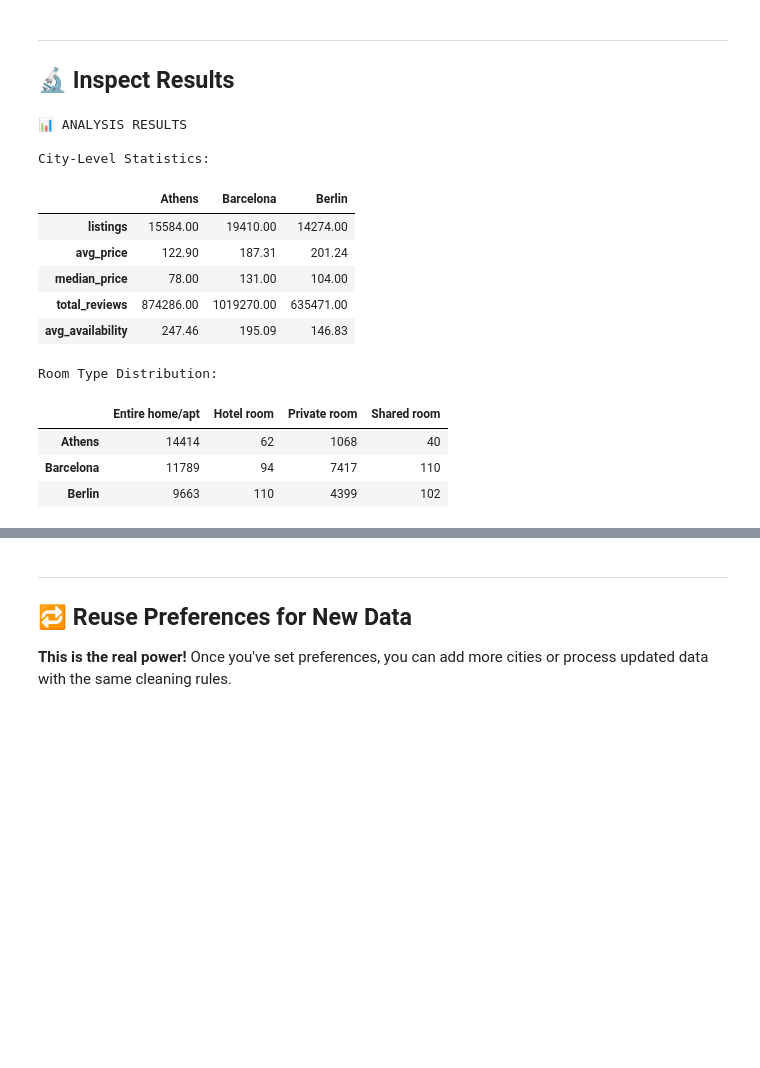
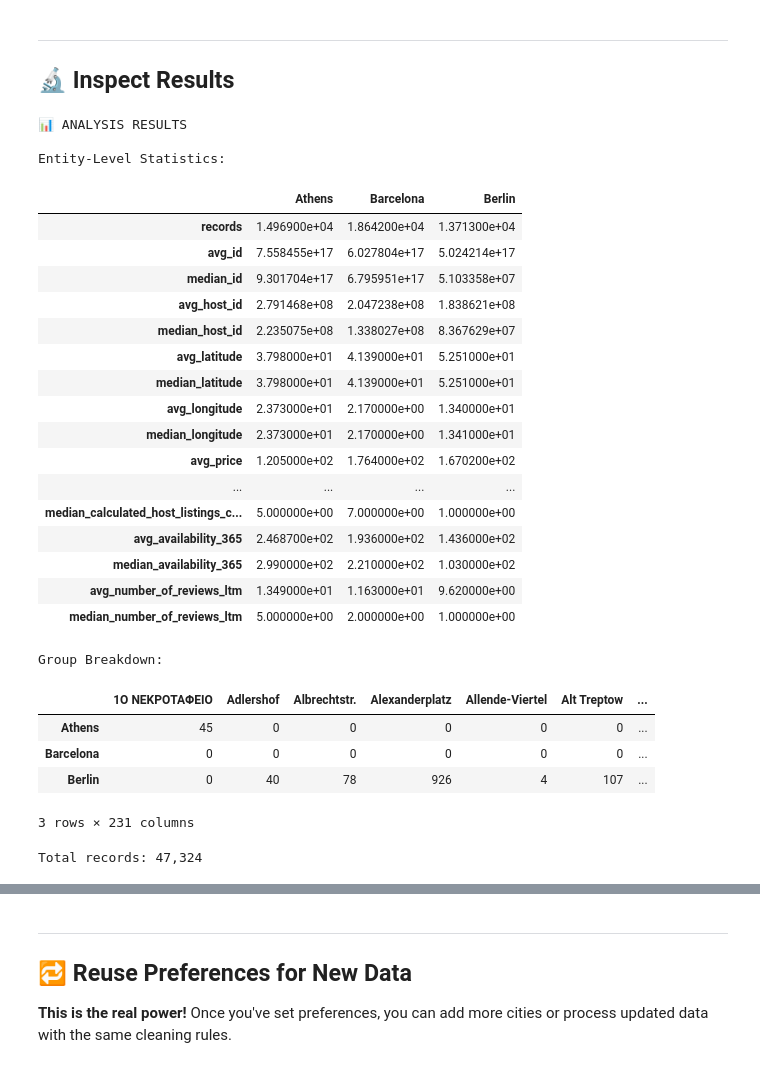
Before and after one commit to graice-datafair-workshop/let-ai-handle-the-mess, a Jupyter notebook: workshop/Workshop_AirbnbAnalysisAgent.ipynb, the cells around one changed output, grey strips where cells are left out. Saved outputs shown, nothing was run; the diff lists cells and outputs as text; code cells hidden in the pictures; blank space fills up the shorter version.

```diff
--- a/workshop/Workshop_AirbnbAnalysisAgent.ipynb
+++ b/workshop/Workshop_AirbnbAnalysisAgent.ipynb
@@ -189,8 +199,9 @@ for city in cities:
    • listings.csv
 # %%
 # 👀 Preview the listings data structure
-sample_df = pd.read_csv(AIRBNB_DATA_PATH / "Barcelona" / "listings.csv", nrows=5)
-print(f"📊 Listings has {len(sample_df.columns)} columns!\n")
+first_entity = [d.name for d in DATASET_CONFIG["data_path"].iterdir() if d.is_dir()][0]
+sample_df = pd.read_csv(DATASET_CONFIG["data_path"] / first_entity / DATASET_CONFIG["file_pattern"], nrows=5)
+print(f"📊 Dataset has {len(sample_df.columns)} columns!\n")
 print("Key columns:")
 
 important_cols = [
@@ -1205,12 +1292,18 @@ Edit the choices below — they'll be applied to **ALL 4 cities**!
 
 my_preferences = {
     "preferences": [
-        {"issue_id": 0, "choice": "Convert to numeric (remove $ and commas)"},  # Price format
-        {"issue_id": 1, "choice": "Fill with median"},        # Missing bedrooms
-        {"issue_id": 2, "choice": "Fill with median"},        # Missing beds
-        {"issue_id": 3, "choice": "Leave empty"},             # Missing ratings
-        {"issue_id": 4, "choice": "Convert to True/False"},   # Superhost flag
-        {"issue_id": 5, "choice": "Keep all values"},         # Outliers
+        {"issue_id": 0, "choice": "Remove outlier rows"},
+        {"issue_id": 1, "choice": "Remove outlier rows"},
+        {"issue_id": 2, "choice": "Fill with 0"},
+        {"issue_id": 3, "choice": "Remove outlier rows"},
+        {"issue_id": 4, "choice": "Remove outlier rows"},
+        {"issue_id": 5, "choice": "Fill with median"},
+        {"issue_id": 6, "choice": "Keep all values"},
+        {"issue_id": 7, "choice": "Keep all values"},
+        {"issue_id": 8, "choice": "Fill with most common value"},
+        {"issue_id": 9, "choice": "Fill with 0"},
+        {"issue_id": 10, "choice": "Keep all values"},
+
     ]
 }
 
@@ -1276,30 +1376,46 @@ print("\n🎉 Workflow complete!")
 # %%
 # View detailed results
 if final_result.get("analysis_results"):
     print("📊 ANALYSIS RESULTS\n")
 
-    # City stats
-    print("City-Level Statistics:")
-    stats_df = pd.DataFrame(final_result["analysis_results"]["city_stats"])
+    # Entity stats
+    print("Entity-Level Statistics:")
+    stats_df = pd.DataFrame(final_result["analysis_results"]["entity_stats"])
     display(stats_df.T)
 
-    # Room breakdown
-    print("\nRoom Type Distribution:")
-    room_df = pd.DataFrame(final_result["analysis_results"]["room_breakdown"])
-    display(room_df)
+    # Group breakdown (if any)
+    if final_result["analysis_results"].get("group_breakdown"):
+        print("\nGroup Breakdown:")
+        group_df = pd.DataFrame(final_result["analysis_results"]["group_breakdown"])
+        display(group_df)
+
+    print(f"\nTotal records: {final_result['analysis_results'].get('total_records', 'N/A'):,}")
 # %% [output]
 📊 ANALYSIS RESULTS
 
-City-Level Statistics:
+Entity-Level Statistics:
 |  | Athens | Barcelona | Berlin |
-| listings | 15584.00 | 19410.00 | 14274.00 |
-| avg_price | 122.90 | 187.31 | 201.24 |
-| median_price | 78.00 | 131.00 | 104.00 |
-| total_reviews | 874286.00 | 1019270.00 | 635471.00 |
-| avg_availability | 247.46 | 195.09 | 146.83 |
+| records | 1.496900e+04 | 1.864200e+04 | 1.371300e+04 |
+| avg_id | 7.558455e+17 | 6.027804e+17 | 5.024214e+17 |
+| median_id | 9.301704e+17 | 6.795951e+17 | 5.103358e+07 |
+| avg_host_id | 2.791468e+08 | 2.047238e+08 | 1.838621e+08 |
+| median_host_id | 2.235075e+08 | 1.338027e+08 | 8.367629e+07 |
+| avg_latitude | 3.798000e+01 | 4.139000e+01 | 5.251000e+01 |
+| median_latitude | 3.798000e+01 | 4.139000e+01 | 5.251000e+01 |
+| avg_longitude | 2.373000e+01 | 2.170000e+00 | 1.340000e+01 |
+| median_longitude | 2.373000e+01 | 2.170000e+00 | 1.341000e+01 |
+| avg_price | 1.205000e+02 | 1.764000e+02 | 1.670200e+02 |
+| ... | ... | ... | ... |
+| median_calculated_host_listings_c... | 5.000000e+00 | 7.000000e+00 | 1.000000e+00 |
+| avg_availability_365 | 2.468700e+02 | 1.936000e+02 | 1.436000e+02 |
+| median_availability_365 | 2.990000e+02 | 2.210000e+02 | 1.030000e+02 |
+| avg_number_of_reviews_ltm | 1.349000e+01 | 1.163000e+01 | 9.620000e+00 |
+| median_number_of_reviews_ltm | 5.000000e+00 | 2.000000e+00 | 1.000000e+00 |
-Room Type Distribution:
+Group Breakdown:
-|  | Entire home/apt | Hotel room | Private room | Shared room |
-| Athens | 14414 | 62 | 1068 | 40 |
-| Barcelona | 11789 | 94 | 7417 | 110 |
-| Berlin | 9663 | 110 | 4399 | 102 |
+|  | 1Ο ΝΕΚΡΟΤΑΦΕΙΟ | Adlershof | Albrechtstr. | Alexanderplatz | Allende-Viertel | Alt Treptow | ... |
+| Athens | 45 | 0 | 0 | 0 | 0 | 0 | ... |
+| Barcelona | 0 | 0 | 0 | 0 | 0 | 0 | ... |
+| Berlin | 0 | 40 | 78 | 926 | 4 | 107 | ... |
+3 rows × 231 columns
+Total records: 47,324
 # %%
```
Also changed, not shown: parts of 26 cells of this notebook, 3 other files.
